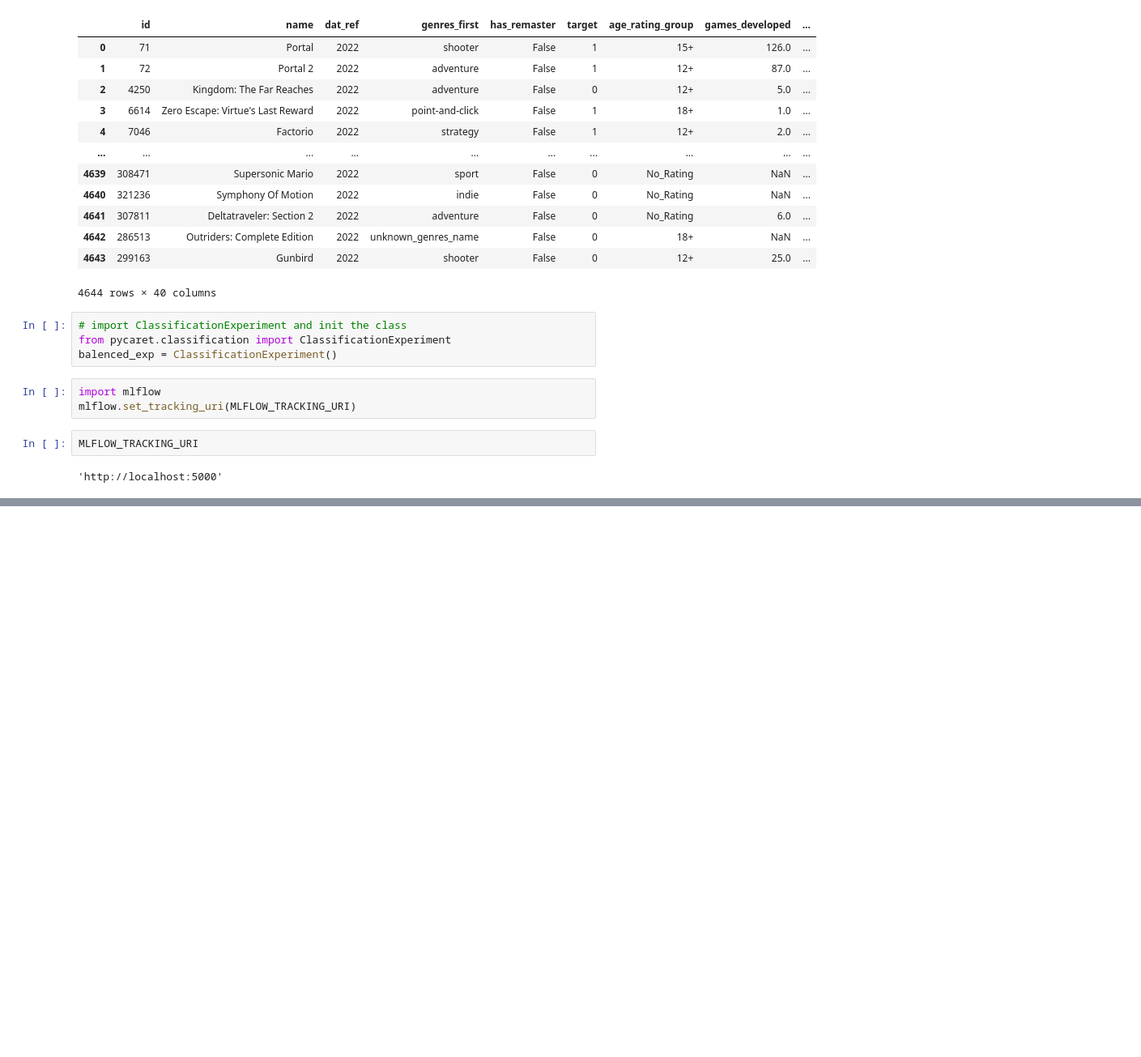
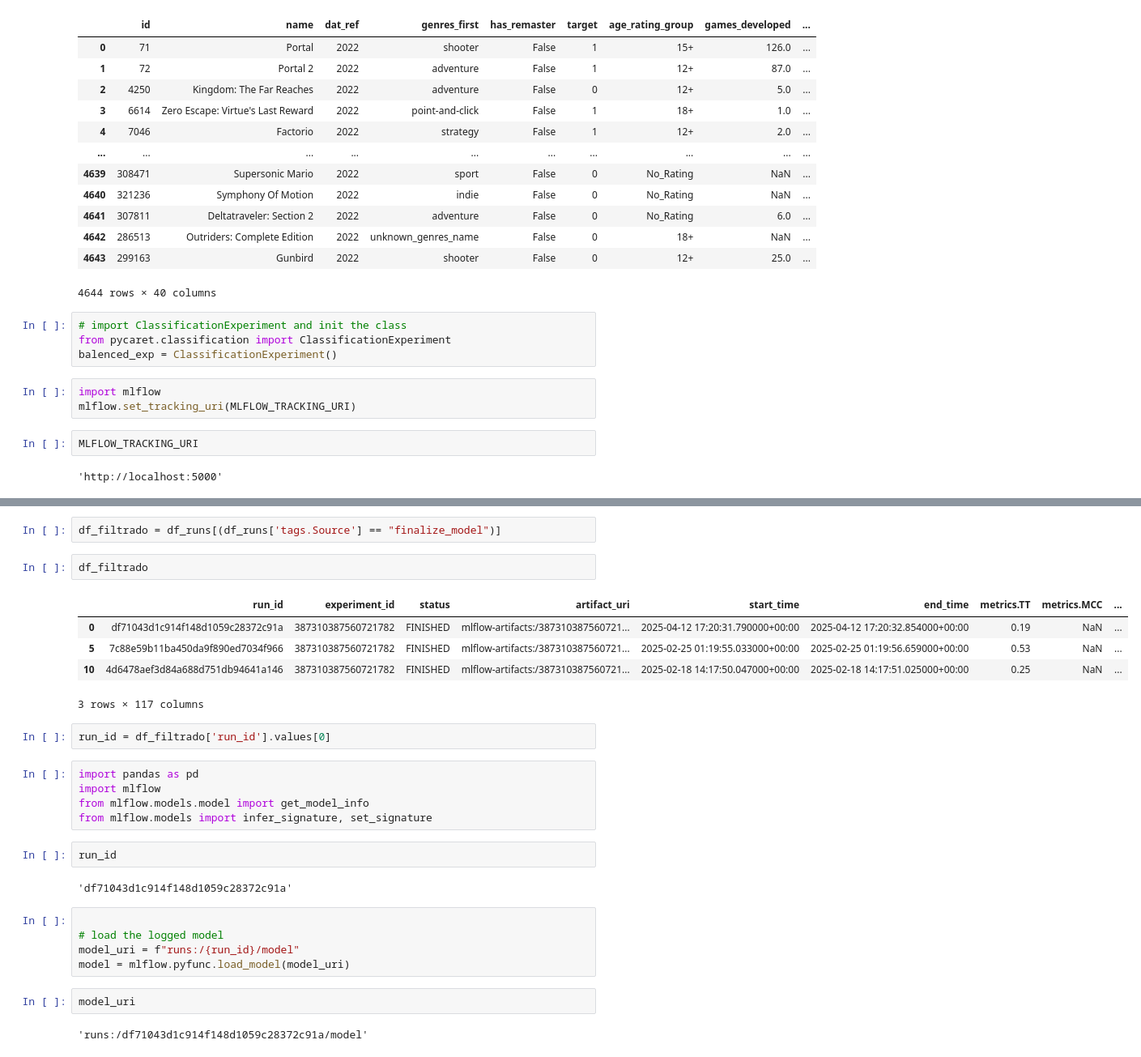
Before and after one commit to sjose03/data_master_eng_ml, a Jupyter notebook: notebooks/train copy.ipynb, the cells around one changed output, grey strips where cells are left out. Shown at 81% size. Cells and saved outputs as stored; diff of their text form; blank space fills up the shorter version.

```diff
--- a/notebooks/train copy.ipynb
+++ b/notebooks/train copy.ipynb
@@ -118,0 +172,30 @@ best = balenced_exp.compare_models(include=['xgboost','rf','lr'],sort='AUC')
+# %%
+df_filtrado = df_runs[(df_runs['tags.Source'] == "finalize_model")]
+# %%
+df_filtrado
+# %% [output]
+|  | run_id | experiment_id | status | artifact_uri | start_time | end_time | metrics.TT | metrics.MCC | ... |
+| 0 | df71043d1c914f148d1059c28372c91a | 387310387560721782 | FINISHED | mlflow-artifacts:/387310387560721... | 2025-04-12 17:20:31.790000+00:00 | 2025-04-12 17:20:32.854000+00:00 | 0.19 | NaN | ... |
+| 5 | 7c88e59b11ba450da9f890ed7034f966 | 387310387560721782 | FINISHED | mlflow-artifacts:/387310387560721... | 2025-02-25 01:19:55.033000+00:00 | 2025-02-25 01:19:56.659000+00:00 | 0.53 | NaN | ... |
+| 10 | 4d6478aef3d84a688d751db94641a146 | 387310387560721782 | FINISHED | mlflow-artifacts:/387310387560721... | 2025-02-18 14:17:50.047000+00:00 | 2025-02-18 14:17:51.025000+00:00 | 0.25 | NaN | ... |
+3 rows × 117 columns
+# %%
+run_id = df_filtrado['run_id'].values[0]
+# %%
+import pandas as pd
+import mlflow
+from mlflow.models.model import get_model_info
+from mlflow.models import infer_signature, set_signature
+# %%
+run_id
+# %% [output]
+'df71043d1c914f148d1059c28372c91a'
+# %%
+
+# load the logged model
+model_uri = f"runs:/{run_id}/model"
+model = mlflow.pyfunc.load_model(model_uri)
+# %%
+model_uri
+# %% [output]
+'runs:/df71043d1c914f148d1059c28372c91a/model'
```
Also changed, not shown: parts of 26 cells of this notebook, 7 other files.
